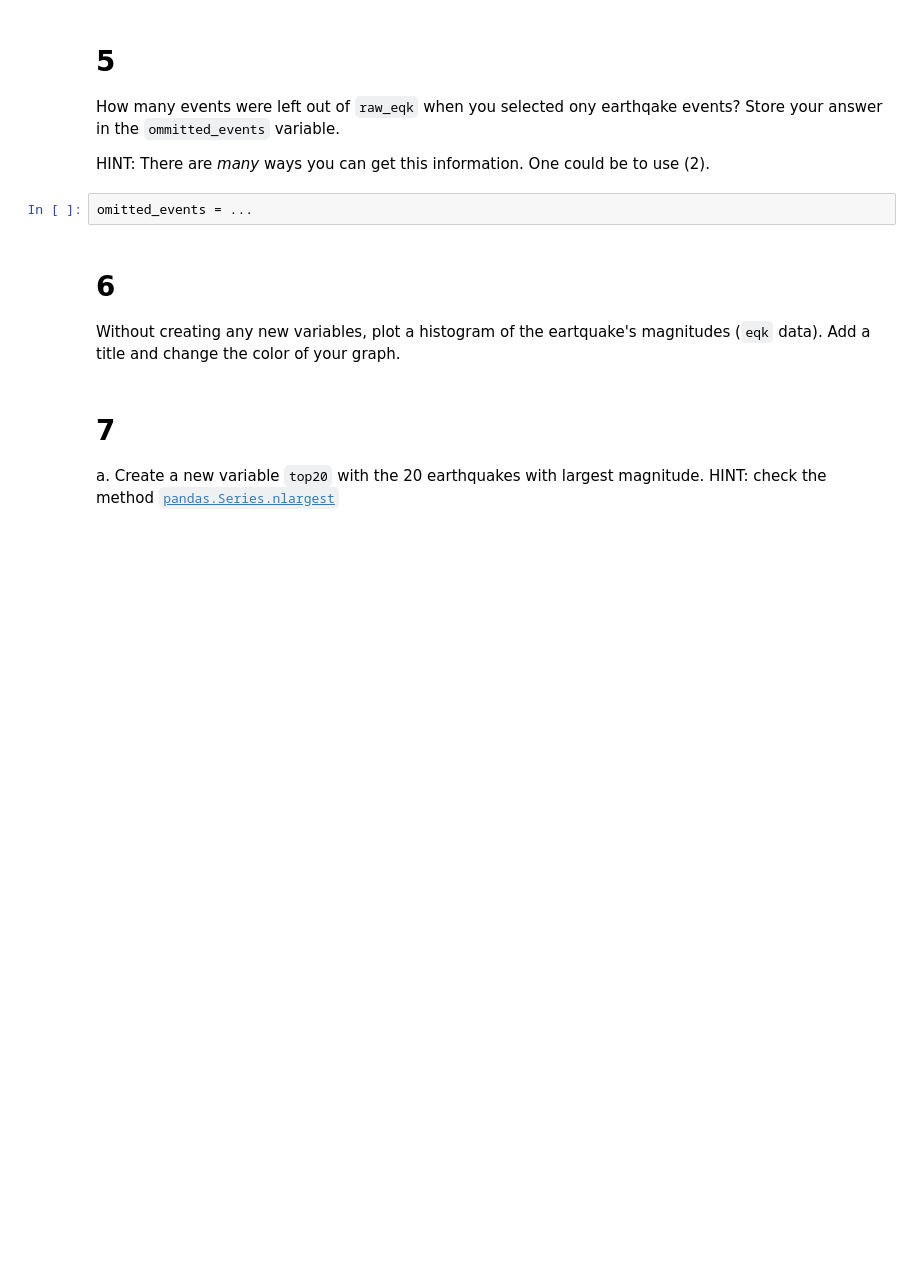
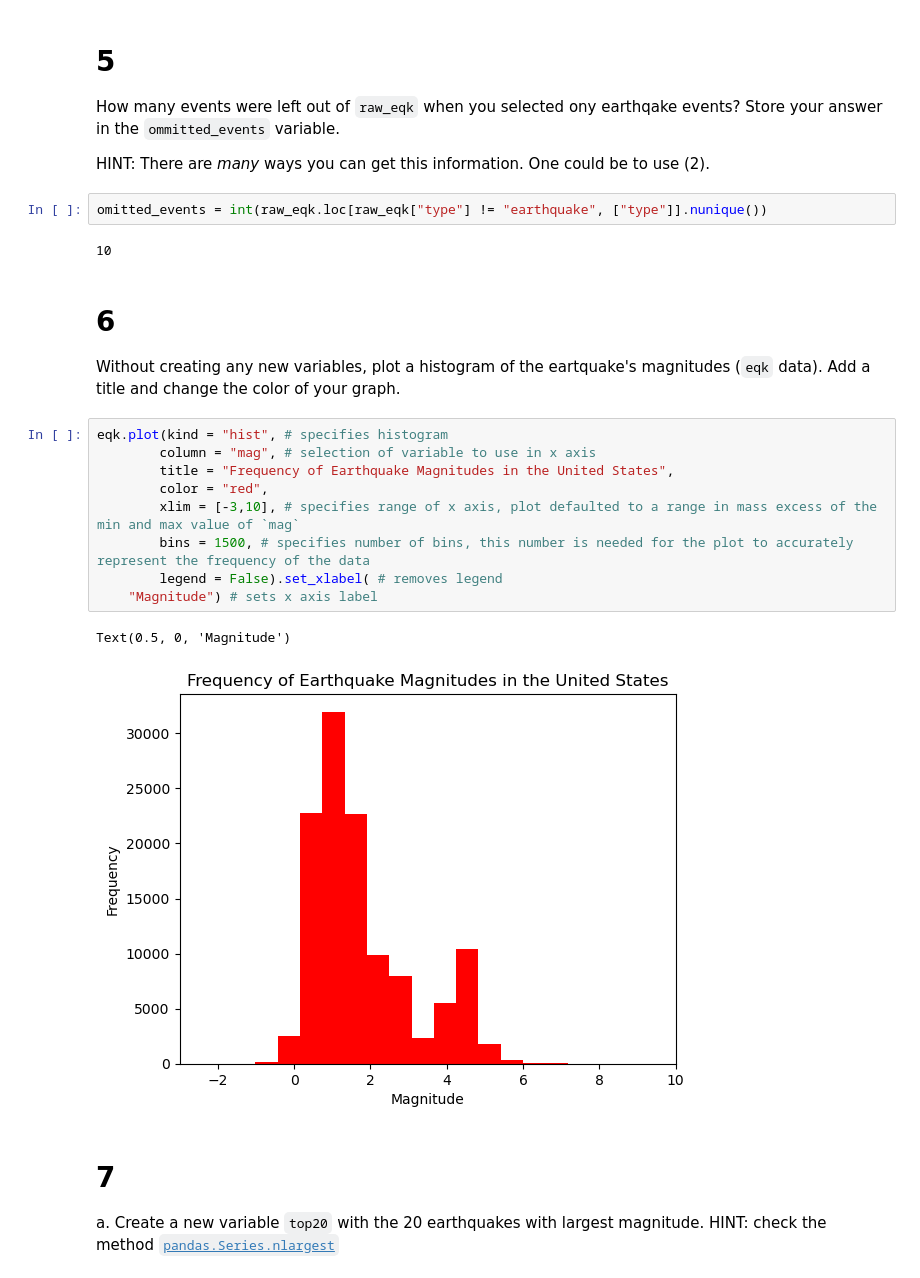
Before and after one commit to silkieMoth/eds220-hwk1, a Jupyter notebook: hwk1-task3-earthquakes-COHEN.ipynb, the cells around one changed output. Saved outputs shown, nothing was run; the diff lists cells and outputs as text; blank space fills up the shorter version.

```diff
--- a/hwk1-task3-earthquakes-COHEN.ipynb
+++ b/hwk1-task3-earthquakes-COHEN.ipynb
@@ -144,13 +144,27 @@ eqk_3
 How many events were left out of `raw_eqk` when you selected ony earthqake events? Store your answer in the `ommitted_events` variable.
 
 HINT: There are *many* ways you can get this information. One could be to use (2).
-# %%
-omitted_events = ...
+# %%
+omitted_events = int(raw_eqk.loc[raw_eqk["type"] != "earthquake", ["type"]].nunique())
+# %% [output]
+10
 # %% [markdown]
 <!-- BEGIN QUESTION -->
 
 # 6
 Without creating any new variables, plot a histogram of the eartquake's magnitudes (`eqk` data). Add a title and change the color of your graph.
+# %%
+eqk.plot(kind = "hist", # specifies histogram
+        column = "mag", # selection of variable to use in x axis
+        title = "Frequency of Earthquake Magnitudes in the United States",
+        color = "red",
+        xlim = [-3,10], # specifies range of x axis, plot defaulted to a range in mass excess of the min and max value of `mag`
+        bins = 1500, # specifies number of bins, this number is needed for the plot to accurately represent the frequency of the data
+        legend = False).set_xlabel( # removes legend
+    "Magnitude") # sets x axis label
+# %% [output]
+Text(0.5, 0, 'Magnitude')
+[figure, added]
 # %% [markdown]
 <!-- END QUESTION -->
 
```
